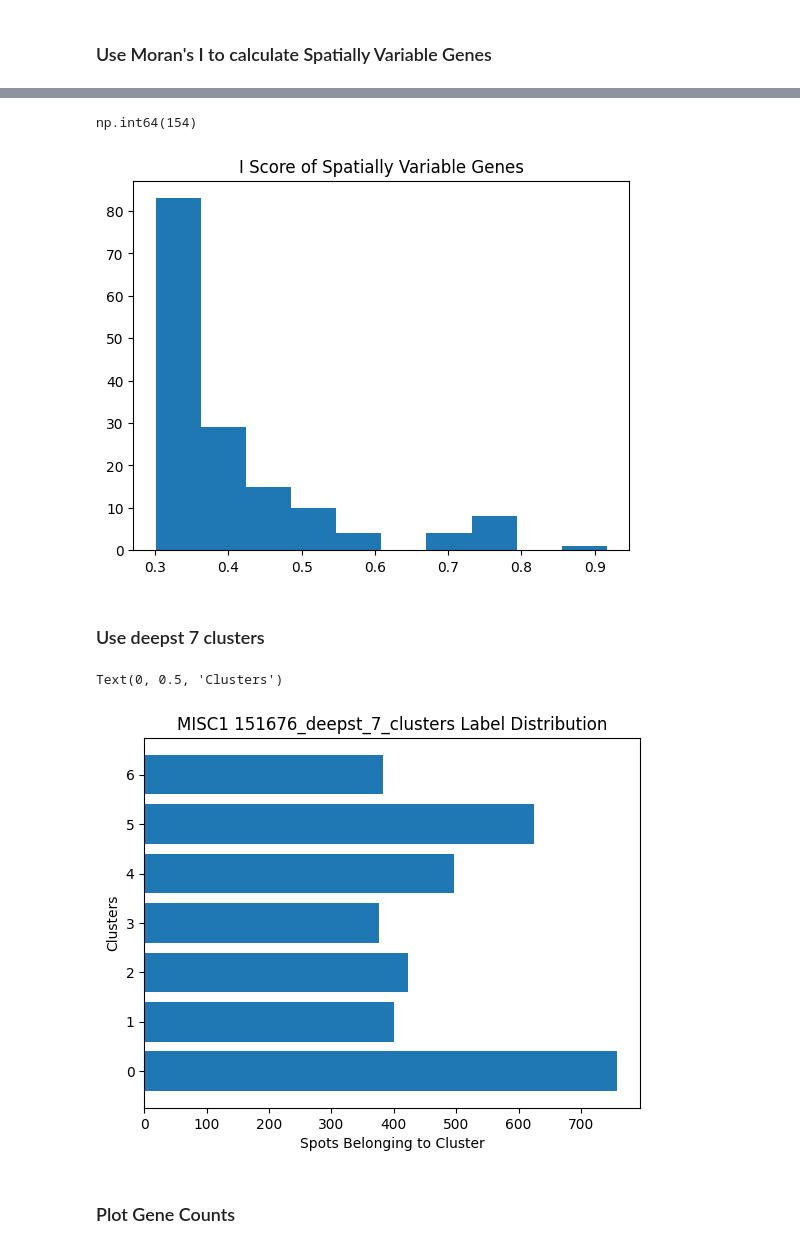
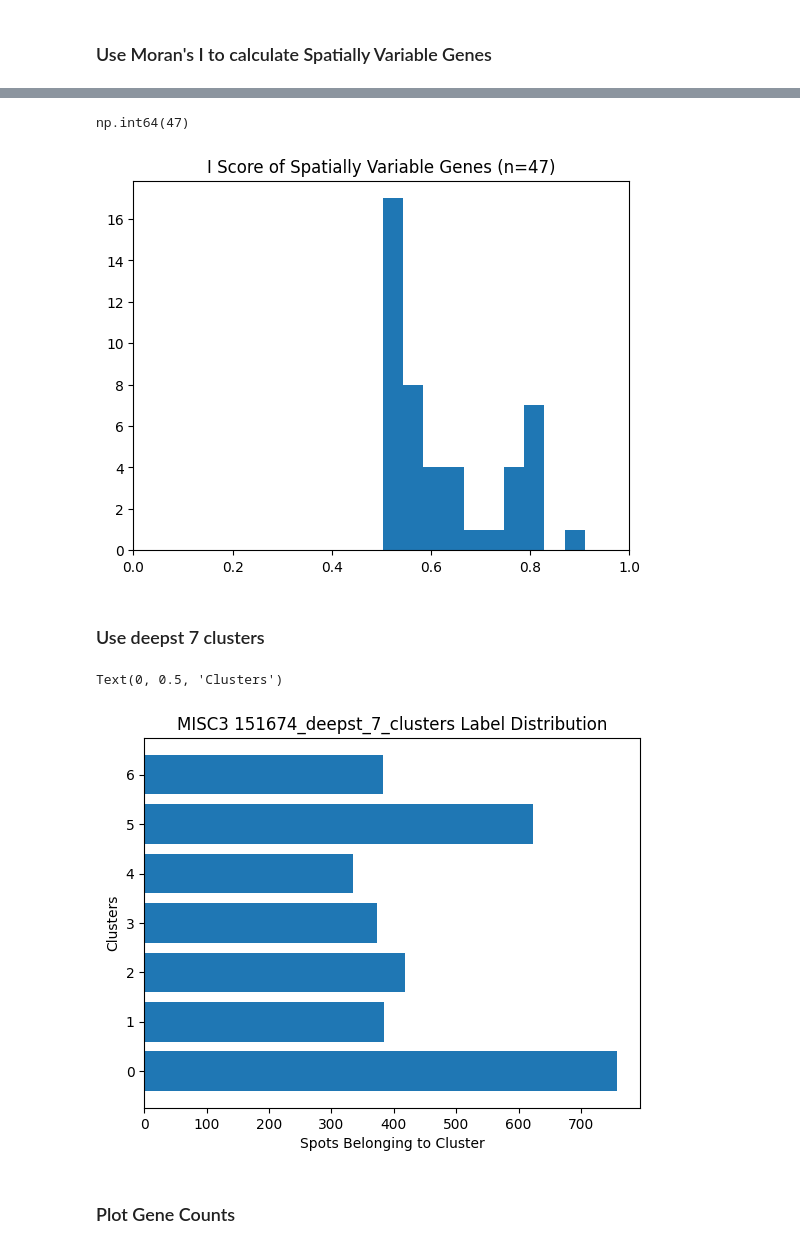
Before and after one commit to ivonr7/cmpt415_spatial_domain_variability, a Jupyter notebook: notebooks/clustered_gene_dist.ipynb, the cells around one changed output, grey strips where cells are left out. Drawn from its saved outputs; the diff is of its cells as text; code cells hidden in the pictures.

```diff
--- a/notebooks/clustered_gene_dist.ipynb
+++ b/notebooks/clustered_gene_dist.ipynb
@@ -10,6 +10,8 @@ import numpy as np
 #### Get AnnData from SpatialliBD
 * Using MISC1 for now sample 151676
 # %%
-id  = 'MISC1'
-sample = ad.read_h5ad(f"methods/{id}.h5")
+id  = 'MISC3'
+sample = ad.read_h5ad(f"deepst/MISC3_151674/{id}.h5")
 sample.obs.columns
+c = 4
+t = 0.5  # spatial clustering threshold
@@ -45,18 +20,18 @@ plt.hist(sample.uns["moranI"]['I'].dropna())
 # %%
 i_score = sample.uns['moranI']
-t = 0.3 # spatial clustering threshold
 genes_of_interest = i_score['I'] > t
 
 plt.hist(i_score.loc[genes_of_interest,'I'])
-plt.title("I Score of Spatially Variable Genes")
+plt.title(f"I Score of Spatially Variable Genes (n={genes_of_interest.sum()})")
+plt.xlim((0,1))
 genes_of_interest.sum()
 # %% [output]
-np.int64(154)
+np.int64(47)
-[figure, old version]
+[figure, new version]
 # %% [markdown]
 ### Use deepst 7 clusters
 # %%
-dst_7 = '151676_deepst_7_clusters.csv'
+dst_7 = '151674_deepst_7_clusters.csv'
 cluster_counts = sample.obs[dst_7].value_counts()
 plt.barh(cluster_counts.index,cluster_counts)
 plt.title(f"{id} {dst_7.split('.')[0]} Label Distribution")
@@ -64,7 +39,7 @@ plt.xlabel("Spots Belonging to Cluster")
 plt.ylabel("Clusters")
 # %% [output]
 Text(0, 0.5, 'Clusters')
-[figure, old version]
+[figure, new version]
 # %% [markdown]
 ### Plot Gene Counts
 # %%
```
Also changed, not shown: parts of 5 cells of this notebook, 1 other file.
